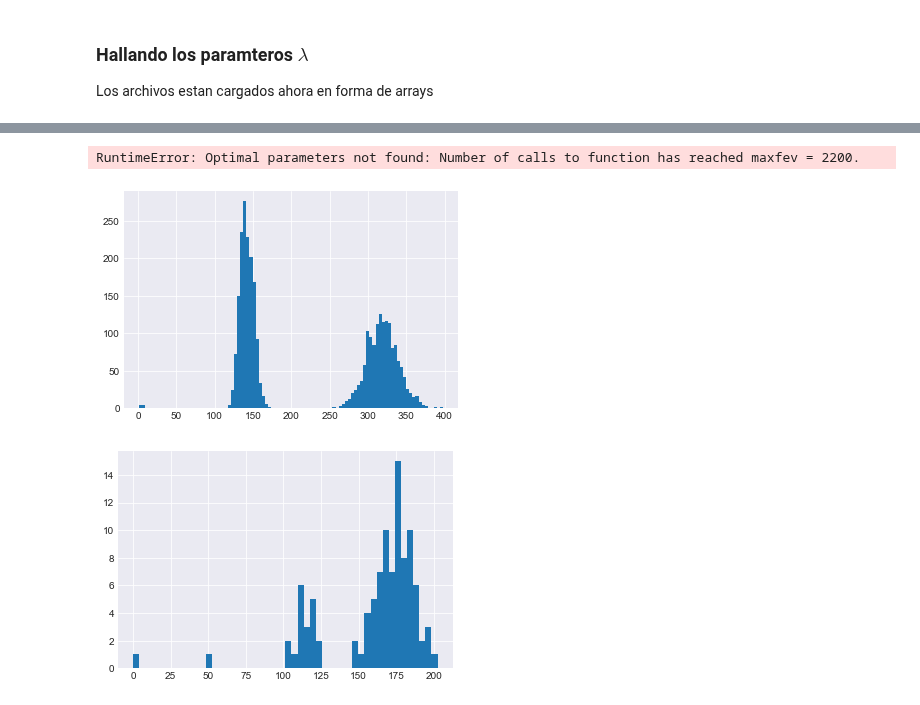
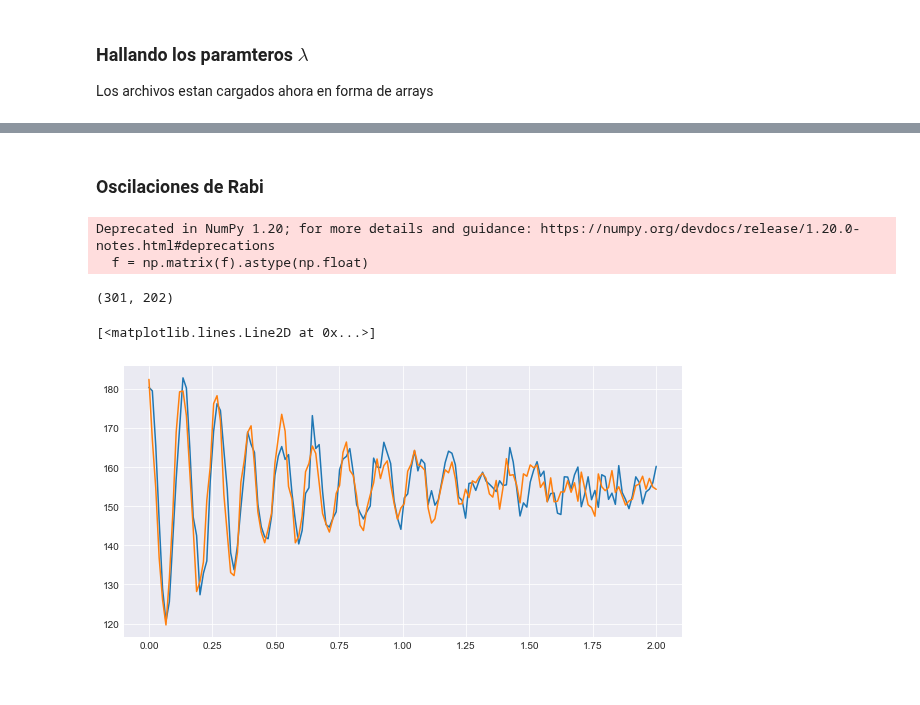
Before and after one commit to LunaKadysz/Laboratorio-4, a Jupyter notebook: PracticaEspecial/Rabi/PlotDatarawData.ipynb, the cells around one changed output, grey strips where cells are left out. Drawn from its saved outputs; the diff is of its cells as text; code cells hidden in the pictures.

Commit message:
rabi

```diff
--- a/PracticaEspecial/Rabi/PlotDatarawData.ipynb
+++ b/PracticaEspecial/Rabi/PlotDatarawData.ipynb
@@ -201,31 +185,34 @@ plt.legend()
-# %%
-parameters_ = {str(int(os.path.splitext(k)[0])): [] for k in os.listdir('data/rawData')}
-
-for dict_ in dicts:
-    for file in dict_:
-        data = dict_[file]
-        entries, bin_edges, patches = plt.hist(data,bins=int(max(data)/4))
-        x = np.delete(bin_edges,0,0)
-        y = entries
-
-        param, param_cov = curve_fit(two_poisson,x,y, p0=[90,10000,220,5,0.5,60,10000,220,10,0.5])
-        fig = plt.figure(figsize = (10,5))
-        plt.plot(x,y,label='Original Data')
-        plt.plot(x,two_poisson(x,param[0],param[1],param[2],param[3],param[4],param[5],param[6],param[7],param[8],param[9]), label =f"Curve Fit Poisson",ls='dashed',color='red')
-        plt.legend()
-        fig.savefig(f'figs/{file}.png')
-        parameters_[file] = param
-# %% [output]
-RuntimeError: Optimal parameters not found: Number of calls to function has reached maxfev = 2200.
-[figure, removed]
-# %%
-f = open(f'data/rawData/01/rawdataEMCCD.dat').read()
-# %%
-list_ = []
-for i in f.split('\n')[6:]:
-    sub_list = [float(n) for n in i.split('\t') if n != '']
-    list_.append(sub_list)
-# %%
-entries, bin_edges, patches = plt.hist(list_[1],bins=int(max(list_[0])/4))
-# %% [output]
-[figure, removed]
+# %% [markdown]
+### Oscilaciones de Rabi
+# %%
+import numpy as np
+f= open(f'data/rawData/83/rawdataEMCCD.dat').read()
+#f = np.transpose(np.loadtxt('data/simple/RabiOsc_SBC_carrier_tobs=2ms.dat', delimiter=' '))
+f = f.split('\n')[6:-1]
+f = [i.split('\t')[:-1] for i in f]
+f = np.matrix(f).astype(np.float)
+f.shape
+# %% [output]
+Deprecated in NumPy 1.20; for more details and guidance: https://numpy.org/devdocs/release/1.20.0-notes.html#deprecations
+  f = np.matrix(f).astype(np.float)
+(301, 202)
+# %%
+oscuro = []
+brillante = []
+
+t = np.linspace(0,2,150)
+
+plt.figure(figsize=(10,5))
+
+for i,col in enumerate(f):
+    if i % 2 == 0:
+        brillante.append(np.mean(col))
+    else:
+        oscuro.append(np.mean(col))
+
+brillante.pop()
+plt.plot(t,brillante)
+plt.plot(t,oscuro)
+# %% [output]
+[<matplotlib.lines.Line2D at 0x...>]
+[figure, added]
```
Also changed, not shown: parts of 5 cells of this notebook, 1 other file.
